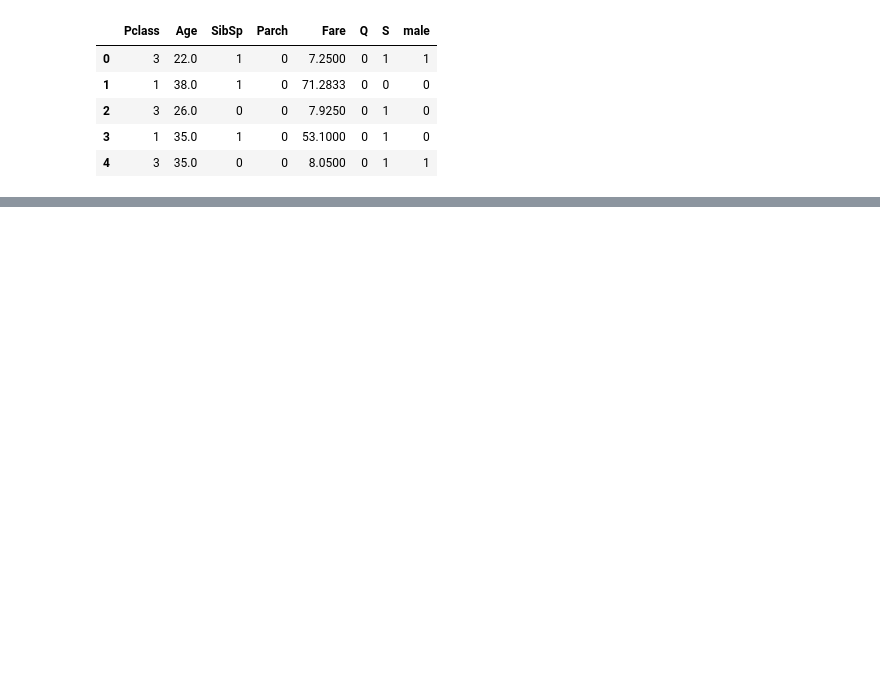
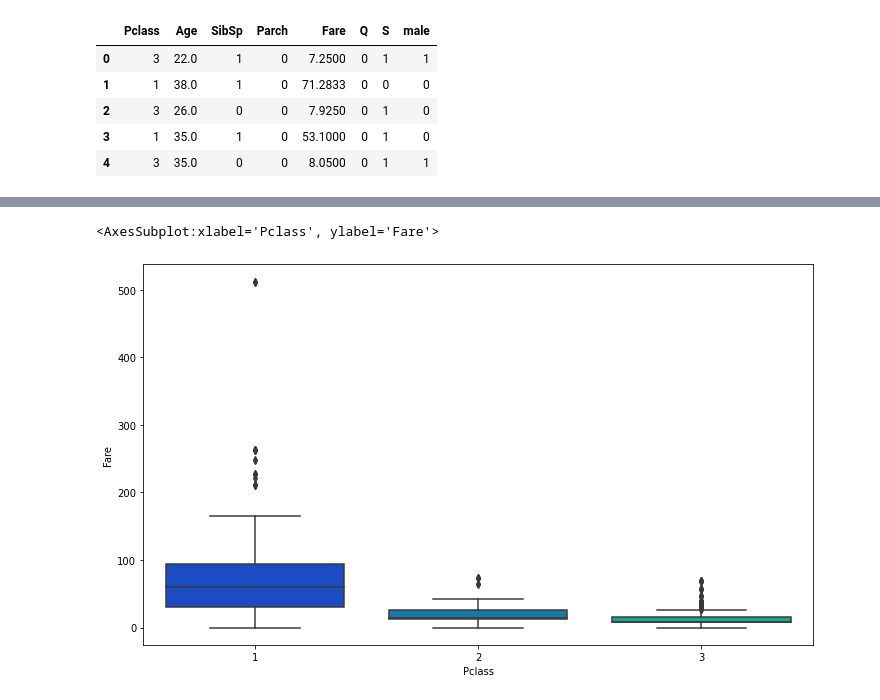
Before and after one commit to PRAVEENTHEPACIFIER/ML, a Jupyter notebook: Logistic Regression.ipynb, the cells around one changed output, grey strips where cells are left out. Saved outputs shown, nothing was run; the diff lists cells and outputs as text; code cells hidden in the pictures; blank space fills up the shorter version.

```diff
--- a/Logistic Regression.ipynb
+++ b/Logistic Regression.ipynb
@@ -311,0 +419,6 @@ X_train.head()
+# %%
+plt.figure(figsize=(12, 7))
+sb.boxplot(x='Pclass',y='Fare',data=X,palette='winter')
+# %% [output]
+<AxesSubplot:xlabel='Pclass', ylabel='Fare'>
+[figure, added]
```
Also changed, not shown: parts of 53 cells of this notebook.
